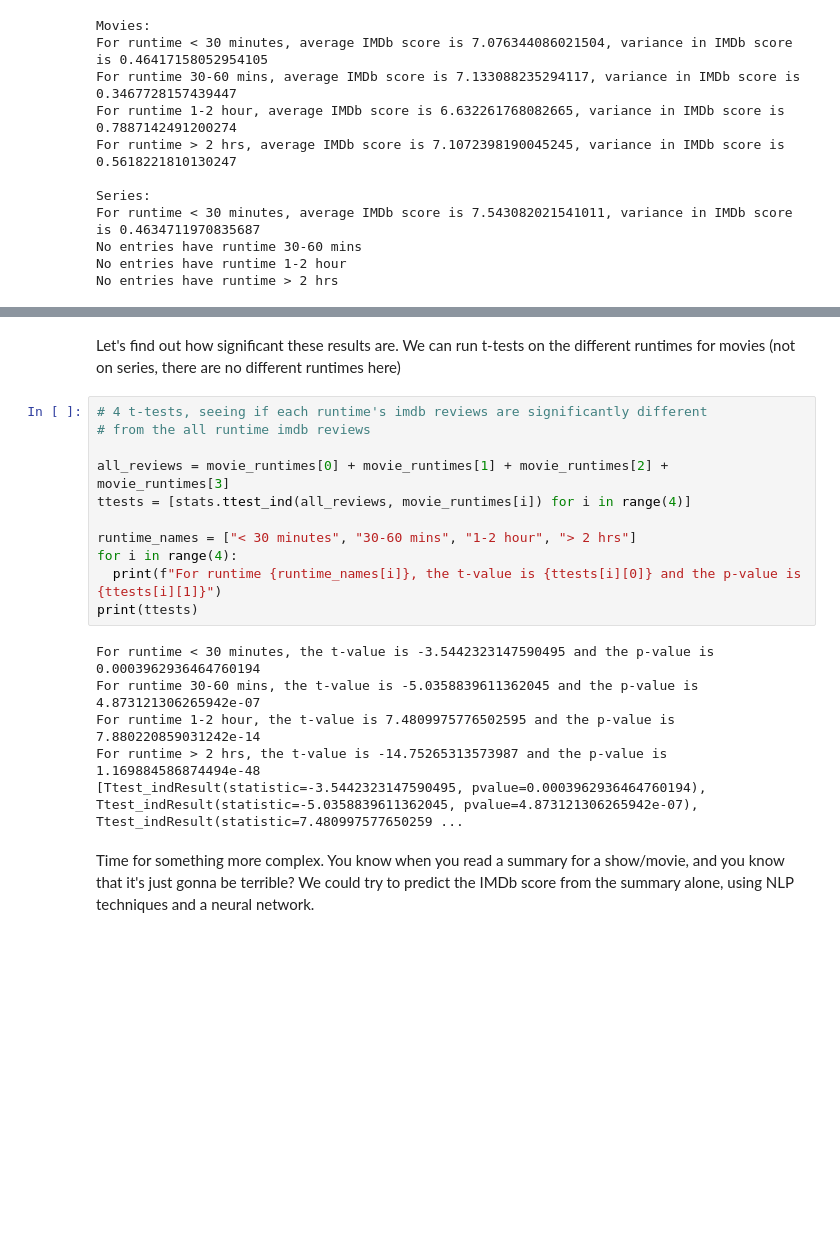
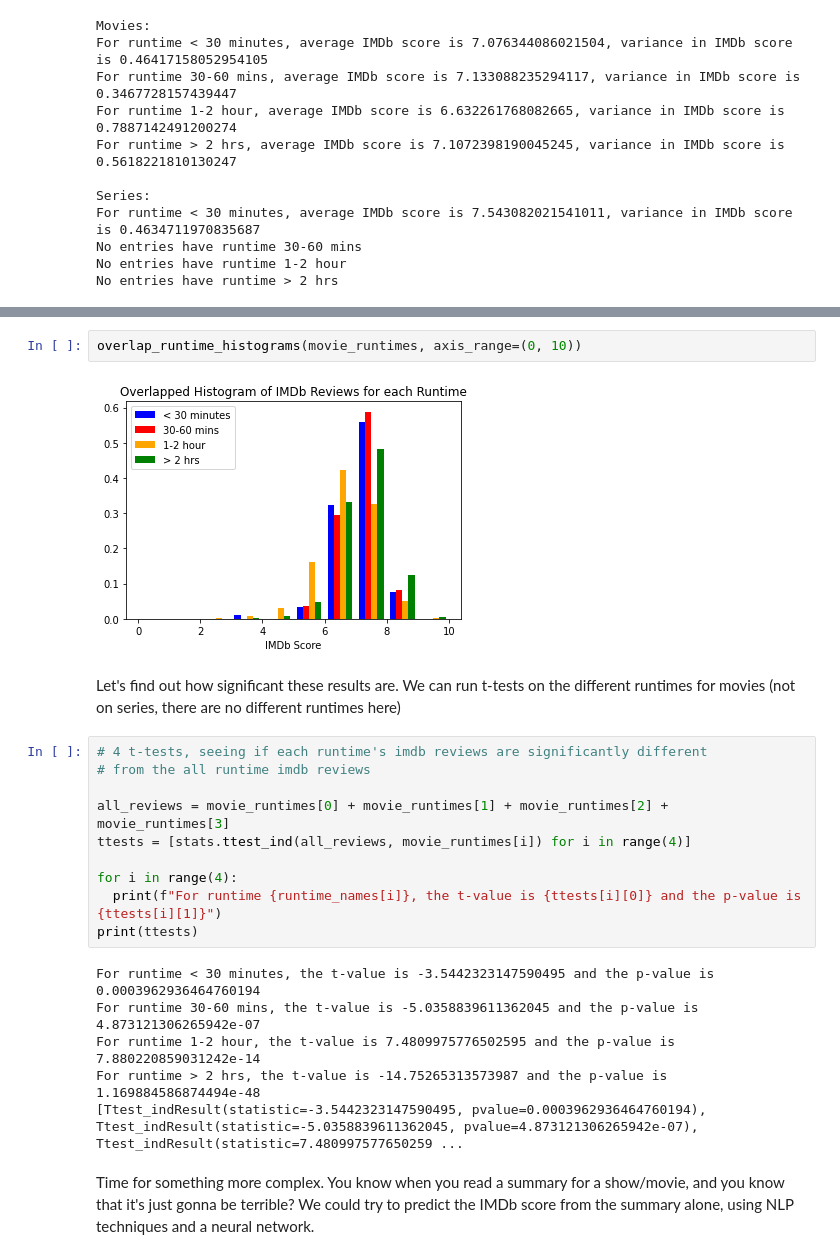
Before and after one commit to magikarp01/SIFNetflix, a Jupyter notebook: SIF_Netflix_Dataset_Analysis.ipynb, the cells around one changed output, grey strips where cells are left out. Drawn from its saved outputs; the diff is of its cells as text; blank space fills up the shorter version.

```diff
--- a/SIF_Netflix_Dataset_Analysis.ipynb
+++ b/SIF_Netflix_Dataset_Analysis.ipynb
@@ -251,3 +288,7 @@ No entries have runtime > 2 hrs
+# %%
+overlap_runtime_histograms(movie_runtimes, axis_range=(0, 10))
+# %% [output]
+[figure, added]
 # %% [markdown]
 Let's find out how significant these results are. We can run t-tests on the different runtimes for movies (not on series, there are no different runtimes here)
 # %%
@@ -257,7 +298,6 @@ Let's find out how significant these results are. We can run t-tests on the diff
 all_reviews = movie_runtimes[0] + movie_runtimes[1] + movie_runtimes[2] + movie_runtimes[3]
 ttests = [stats.ttest_ind(all_reviews, movie_runtimes[i]) for i in range(4)]
 
-runtime_names = ["< 30 minutes", "30-60 mins", "1-2 hour", "> 2 hrs"]
 for i in range(4):
   print(f"For runtime {runtime_names[i]}, the t-value is {ttests[i][0]} and the p-value is {ttests[i][1]}")
 print(ttests)
```
Also changed, not shown: parts of 12 cells of this notebook.
